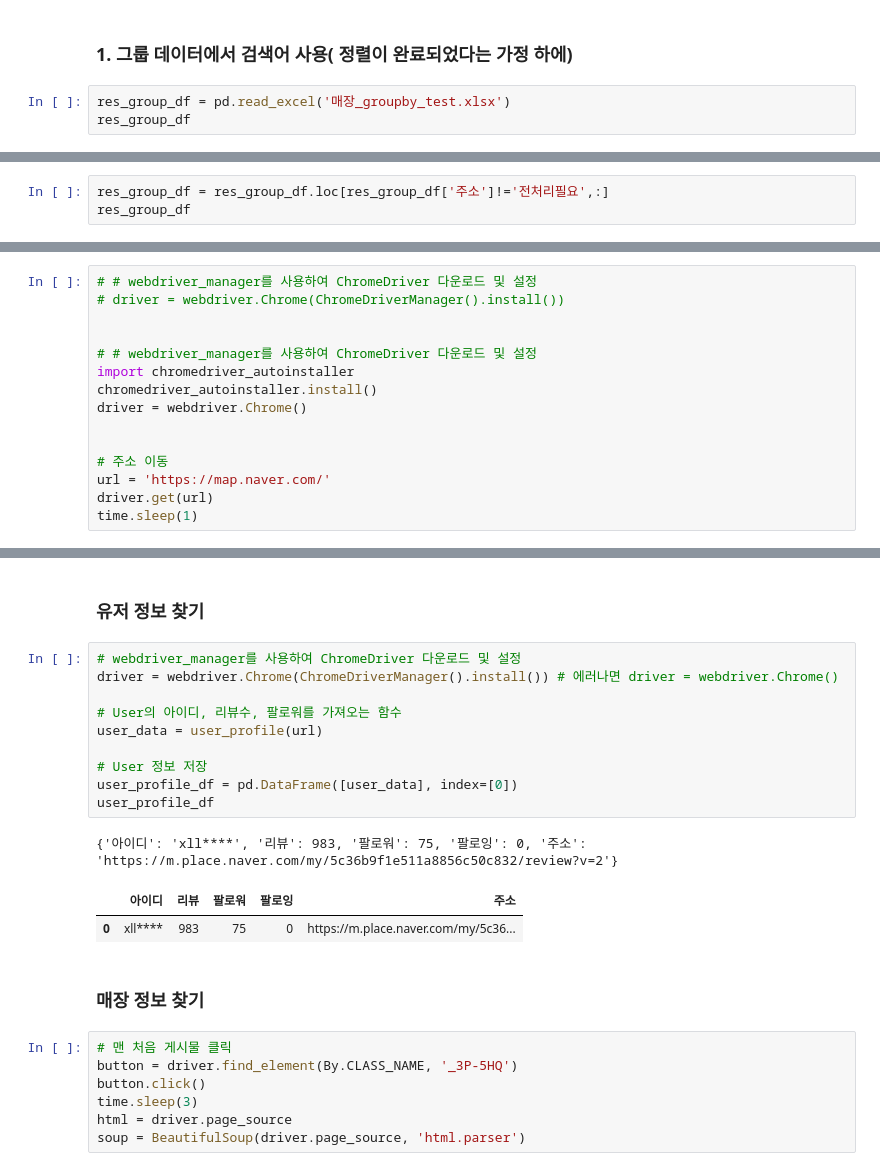
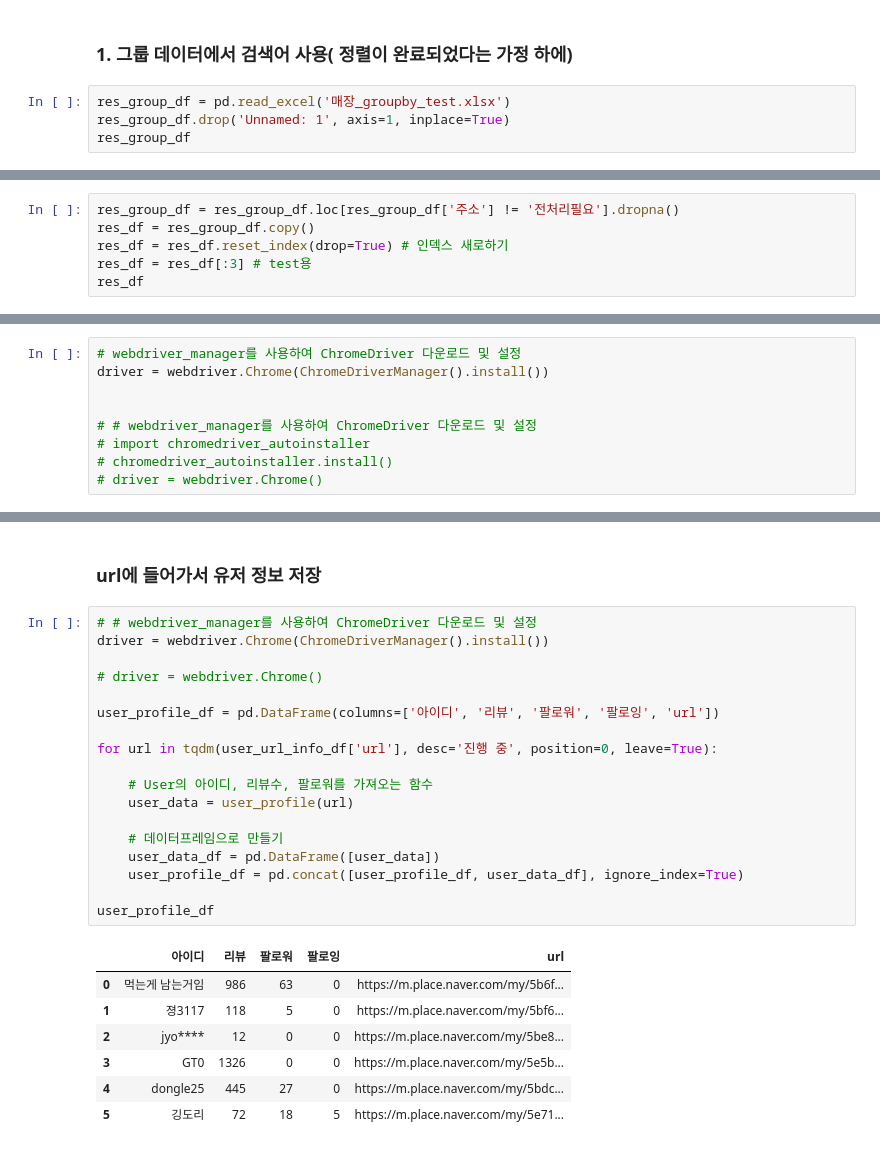
Before and after one commit to Lunch-Lab/data, a Jupyter notebook: naver_user_크롤링.ipynb, the cells around one changed output, grey strips where cells are left out. Drawn from its saved outputs; the diff is of its cells as text.

Commit message:
Feat : 카테고리별 user url 불러오는 코딩 추가

```diff
--- a/naver_user_크롤링.ipynb
+++ b/naver_user_크롤링.ipynb
@@ -53,5 +218,6 @@ from selenium.webdriver.common.by import By
 ### 1. 그룹 데이터에서 검색어 사용( 정렬이 완료되었다는 가정 하에)
 # %%
 res_group_df = pd.read_excel('매장_groupby_test.xlsx')
+res_group_df.drop('Unnamed: 1', axis=1, inplace=True)
 res_group_df
 # %% [output]
@@ -77,4 +243,7 @@ res_group_df
 # %%
-res_group_df = res_group_df.loc[res_group_df['주소']!='전처리필요',:]
-res_group_df
+res_group_df = res_group_df.loc[res_group_df['주소'] != '전처리필요'].dropna()
+res_df = res_group_df.copy()
+res_df = res_df.reset_index(drop=True) # 인덱스 새로하기
+res_df = res_df[:3] # test용
+res_df
 # %% [output]
@@ -99,15 +256,9 @@ res_group_df
 # %%
-# # webdriver_manager를 사용하여 ChromeDriver 다운로드 및 설정
-# driver = webdriver.Chrome(ChromeDriverManager().install())
+# webdriver_manager를 사용하여 ChromeDriver 다운로드 및 설정
+driver = webdriver.Chrome(ChromeDriverManager().install())
 
 
 # # webdriver_manager를 사용하여 ChromeDriver 다운로드 및 설정
-import chromedriver_autoinstaller
-chromedriver_autoinstaller.install()
-driver = webdriver.Chrome()
-
-
-# 주소 이동
-url = 'https://map.naver.com/'
-driver.get(url)
-time.sleep(1)
+# import chromedriver_autoinstaller
+# chromedriver_autoinstaller.install()
+# driver = webdriver.Chrome()
@@ -231,25 +322,28 @@ def change_date_format(날짜) :
 # %% [markdown]
-### 유저 정보 찾기
+### url에 들어가서 유저 정보 저장
 # %%
-# webdriver_manager를 사용하여 ChromeDriver 다운로드 및 설정
-driver = webdriver.Chrome(ChromeDriverManager().install()) # 에러나면 driver = webdriver.Chrome()
+# # webdriver_manager를 사용하여 ChromeDriver 다운로드 및 설정
+driver = webdriver.Chrome(ChromeDriverManager().install())
 
-# User의 아이디, 리뷰수, 팔로워를 가져오는 함수
-user_data = user_profile(url)
+# driver = webdriver.Chrome()
 
-# User 정보 저장
-user_profile_df = pd.DataFrame([user_data], index=[0])
+user_profile_df = pd.DataFrame(columns=['아이디', '리뷰', '팔로워', '팔로잉', 'url'])
+
+for url in tqdm(user_url_info_df['url'], desc='진행 중', position=0, leave=True):
+
+    # User의 아이디, 리뷰수, 팔로워를 가져오는 함수
+    user_data = user_profile(url)
+
+    # 데이터프레임으로 만들기
+    user_data_df = pd.DataFrame([user_data])
+    user_profile_df = pd.concat([user_profile_df, user_data_df], ignore_index=True)
+
 user_profile_df
 # %% [output]
-{'아이디': 'xll****', '리뷰': 983, '팔로워': 75, '팔로잉': 0, '주소': 'https://m.place.naver.com/my/5c36b9f1e511a8856c50c832/review?v=2'}
-|  | 아이디 | 리뷰 | 팔로워 | 팔로잉 | 주소 |
-| 0 | xll**** | 983 | 75 | 0 | https://m.place.naver.com/my/5c36... |
+|  | 아이디 | 리뷰 | 팔로워 | 팔로잉 | url |
+| 0 | 먹는게 남는거임 | 986 | 63 | 0 | https://m.place.naver.com/my/5b6f... |
+| 1 | 졍3117 | 118 | 5 | 0 | https://m.place.naver.com/my/5bf6... |
+| 2 | jyo**** | 12 | 0 | 0 | https://m.place.naver.com/my/5be8... |
+| 3 | GT0 | 1326 | 0 | 0 | https://m.place.naver.com/my/5e5b... |
+| 4 | dongle25 | 445 | 27 | 0 | https://m.place.naver.com/my/5bdc... |
+| 5 | 깅도리 | 72 | 18 | 5 | https://m.place.naver.com/my/5e71... |
-# %% [markdown]
-### 매장 정보 찾기
-# %%
-# 맨 처음 게시물 클릭
-button = driver.find_element(By.CLASS_NAME, '_3P-5HQ')
-button.click()
-time.sleep(3)
-html = driver.page_source
-soup = BeautifulSoup(driver.page_source, 'html.parser')
```
Also changed, not shown: parts of 30 cells of this notebook, 2 other files.
